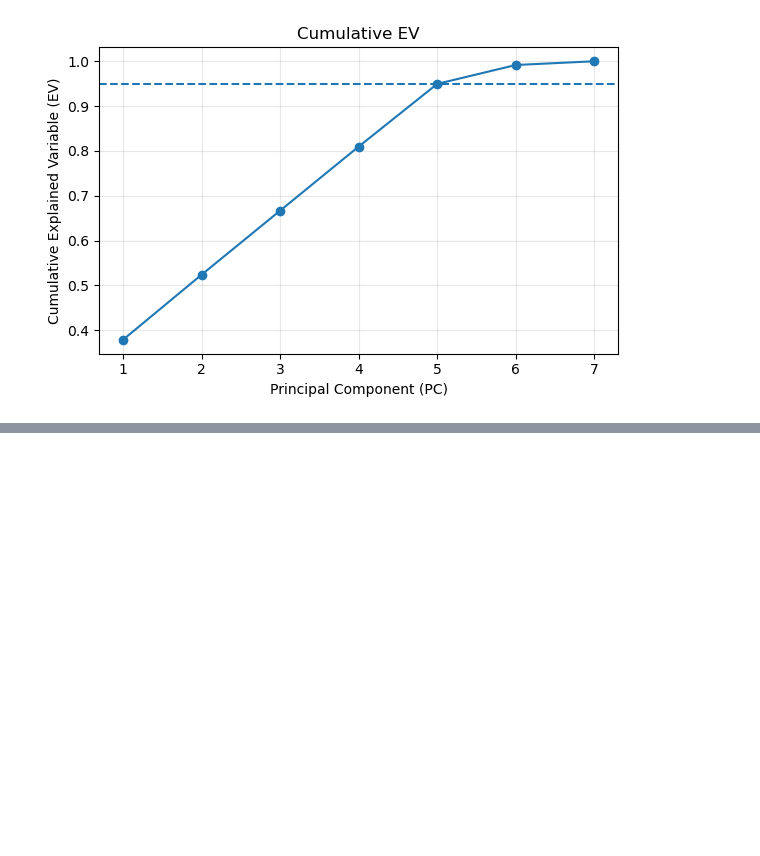
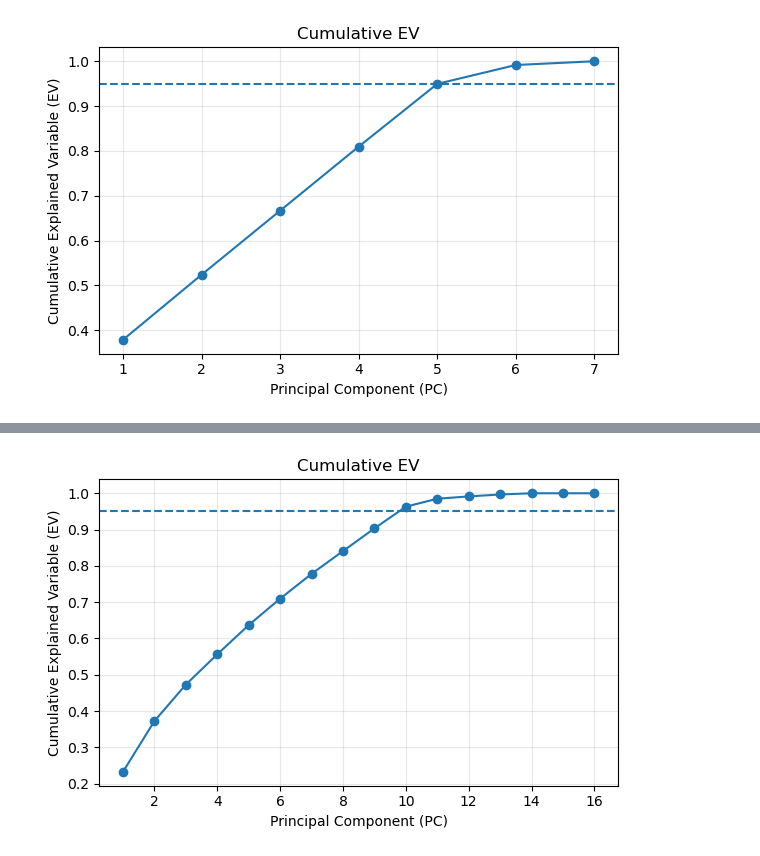
Before and after one commit to BTT-Abt-Global-1A/AI-Studio-Project, a Jupyter notebook: notebooks/milestone_2/02_PCA.ipynb, the cells around one changed output, grey strips where cells are left out. Drawn from its saved outputs; the diff is of its cells as text; code cells hidden in the pictures; blank space fills up the shorter version.

```diff
--- a/notebooks/milestone_2/02_PCA.ipynb
+++ b/notebooks/milestone_2/02_PCA.ipynb
@@ -313,0 +535,13 @@ plt.tight_layout(); plt.show()
+# %%
+# Cumulative EV plot
+plt.figure(figsize=(6,4))
+plt.plot(range(1, len(evr2)+1), evr2.cumsum(), marker="o")
+plt.axhline(0.95, ls="--")
+plt.xlabel("Principal Component (PC)")
+plt.ylabel("Cumulative Explained Variable (EV)")
+plt.title("Cumulative EV")
+plt.grid(alpha=0.3)
+plt.tight_layout()
+plt.show()
+# %% [output]
+[figure, added]
```
Also changed, not shown: parts of 45 cells of this notebook.
